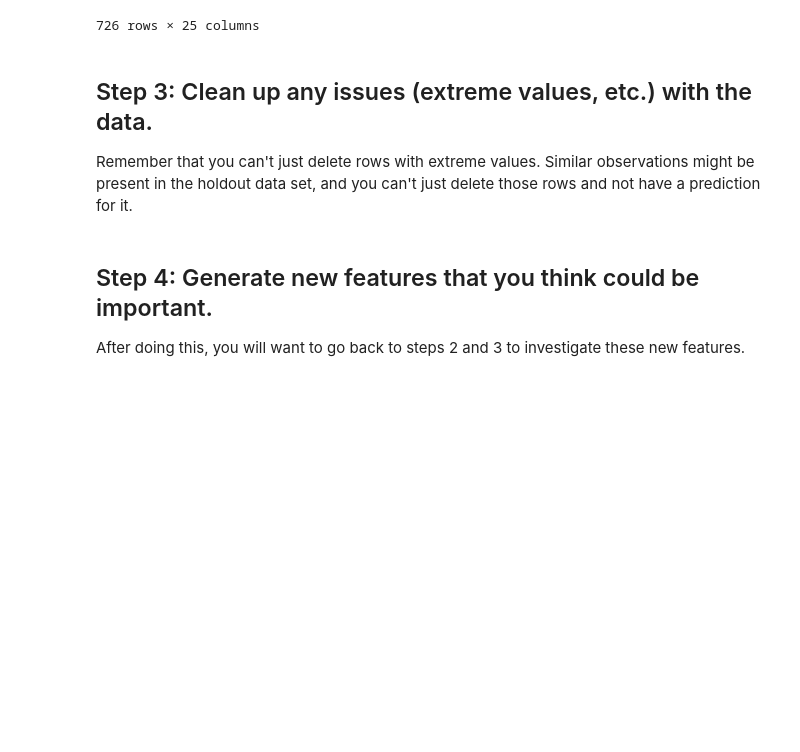
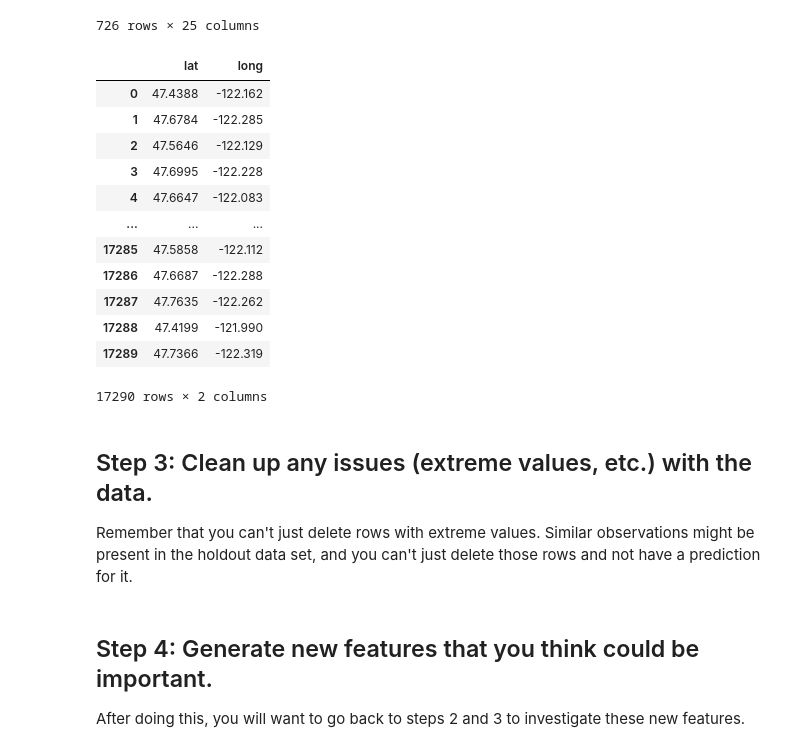
Before and after one commit to ameliadahm20/housing-pricing, a Jupyter notebook: KingsCountyHousingPrices.ipynb, the cells around one changed output. Saved outputs shown, nothing was run; the diff lists cells and outputs as text; code cells hidden in the pictures; blank space fills up the shorter version.

```diff
--- a/KingsCountyHousingPrices.ipynb
+++ b/KingsCountyHousingPrices.ipynb
@@ -278,6 +313,22 @@ df[df['was_renovated'] != 0]
 | 17248 | 808000.0 | 3 | 1.75 | 2590 | 32380 | 1.0 | 0 | 0 | 3 | 8 | ... |
 | 17259 | 935000.0 | 3 | 2.00 | 1720 | 2000 | 1.5 | 0 | 0 | 3 | 8 | ... |
 726 rows × 25 columns
+# %%
+df[['lat','long']]
+# %% [output]
+|  | lat | long |
+| 0 | 47.4388 | -122.162 |
+| 1 | 47.6784 | -122.285 |
+| 2 | 47.5646 | -122.129 |
+| 3 | 47.6995 | -122.228 |
+| 4 | 47.6647 | -122.083 |
+| ... | ... | ... |
+| 17285 | 47.5858 | -122.112 |
+| 17286 | 47.6687 | -122.288 |
+| 17287 | 47.7635 | -122.262 |
+| 17288 | 47.4199 | -121.990 |
+| 17289 | 47.7366 | -122.319 |
+17290 rows × 2 columns
 # %% [markdown]
 ## Step 3: Clean up any issues (extreme values, etc.) with the data.
 Remember that you can't just delete rows with extreme values. Similar observations might be present in the holdout data set, and you can't just delete those rows and not have a prediction for it.
```
Also changed, not shown: parts of 9 cells of this notebook.
